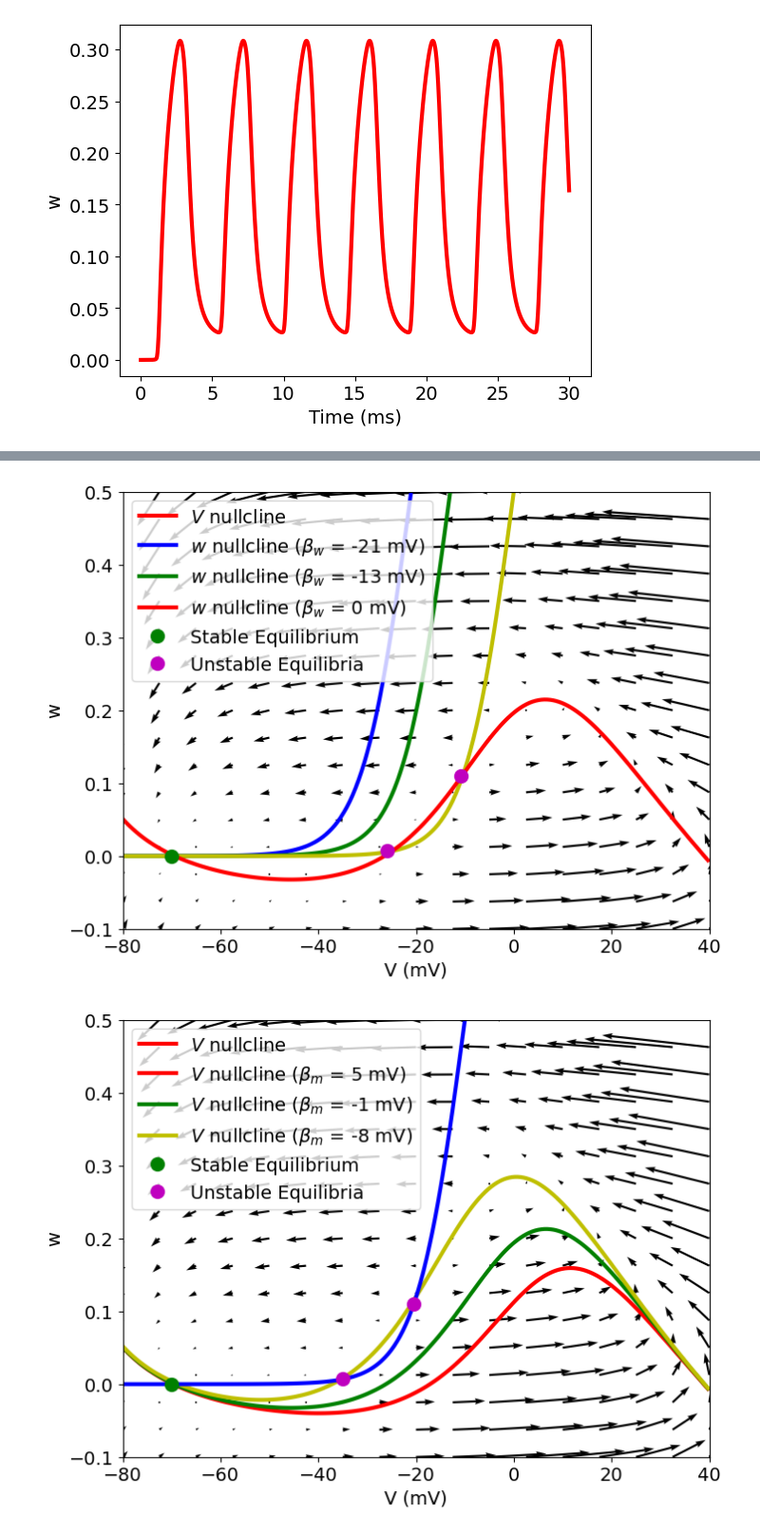
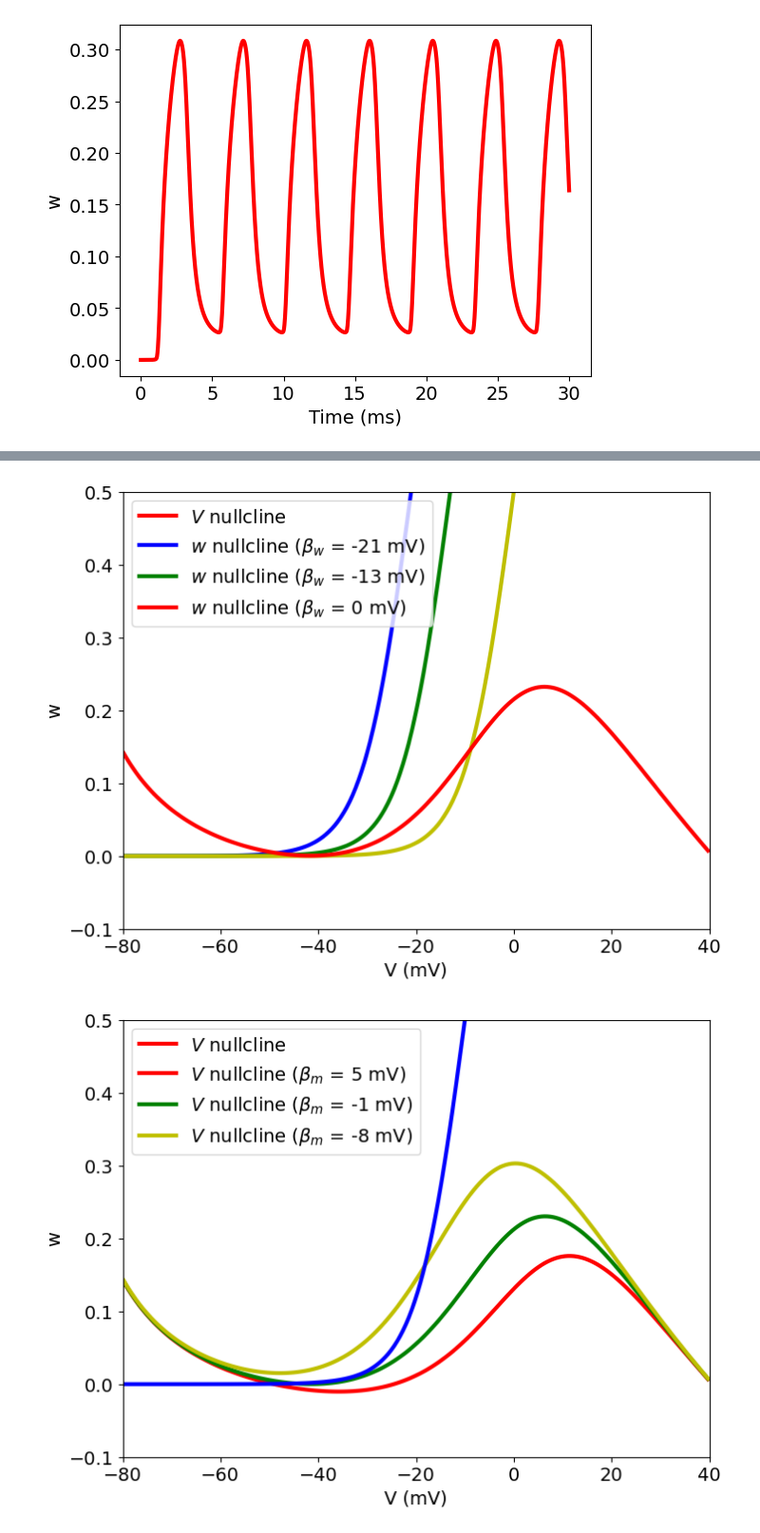
Before and after one commit to sstanbridge09/biologyCoursework, a Jupyter notebook: phasePortraits.ipynb, the cells around one changed output, grey strips where cells are left out. Shown at 95% size. Drawn from its saved outputs; the diff is of its cells as text; code cells hidden in the pictures.

```diff
--- a/phasePortraits.ipynb
+++ b/phasePortraits.ipynb
@@ -408,7 +408,7 @@ par = np.array([
     -21,    # bw (will be updated)
     10,     # cw
     0.15,   # phiw
-    0       # Istim
+    37       # Istim
 ])
 
 # Define the meshgrid for V and w
@@ -468,29 +468,29 @@ ode_rhs = np.array([hodgkinHuxley(0, coord, par) for coord in coords])
 v_dot = ode_rhs[:, 0].reshape(xx.shape)
 v_contour = plt.contour(xx, yy, v_dot, levels=[0], colors='r')
 v_handle = plt.Line2D([0], [0], color='r', label=r'$V$ nullcline')
-stable_eq_handle = plt.Line2D([0], [0], marker='o', color='g', label='Stable Equilibrium', markersize=10, linestyle='')
-unstable_eq_handle = plt.Line2D([0], [0], marker='o', color='m', label='Unstable Equilibria', markersize=10, linestyle='')
+# stable_eq_handle = plt.Line2D([0], [0], marker='o', color='g', label='Stable Equilibrium', markersize=10, linestyle='')
+# unstable_eq_handle = plt.Line2D([0], [0], marker='o', color='m', label='Unstable Equilibria', markersize=10, linestyle='')
 
 # Add quiver plot for vector field
 ode_rhsPlane = np.array([hodgkinHuxley(0, coord, par) for coord in coordsPlane])
 v_dotPlane = ode_rhsPlane[:, 0].reshape(xxPlane.shape)
 w_dotPlane = ode_rhsPlane[:, 1].reshape(xxPlane.shape)
-plt.quiver(xxPlane, yyPlane, v_dotPlane, w_dotPlane, angles='xy', scale_units='xy', scale=30, color='k')
+# plt.quiver(xxPlane, yyPlane, v_dotPlane, w_dotPlane, angles='xy', scale_units='xy', scale=30, color='k')
 
 # Add equilibrium points and labels
-plt.plot(-26, 0.007, 'mo', label='Unstable Equilibrium', markersize=10)
-plt.plot(-10.9, 0.11, 'mo', label='Unstable Equilibrium', markersize=10)
-plt.plot(-70, 0, 'go', label='Stable Equilibrium', markersize=10)
+# plt.plot(-26, 0.007, 'mo', label='Unstable Equilibrium', markersize=10)
+# plt.plot(-10.9, 0.11, 'mo', label='Unstable Equilibrium', markersize=10)
+# plt.plot(-70, 0, 'go', label='Stable Equilibrium', markersize=10)
 
 plt.xlabel('V (mV)')
 plt.ylabel('w')
 
 # Add legend
-plt.legend(handles=[v_handle, w_handles[0], w_handles[1], w_handles[2],stable_eq_handle,unstable_eq_handle], loc="upper left")
+plt.legend(handles=[v_handle, w_handles[0], w_handles[1], w_handles[2]], loc="upper left")
 
 plt.show()
 # %% [output]
-[figure, old version]
+[figure, new version]
 # %%
 import numpy as np
 import matplotlib.pyplot as plt
@@ -509,7 +509,7 @@ par = np.array([
     -10,    # bw (will be updated)
     10,     # cw
     0.15,   # phiw
-    0       # Istim
+    37       # Istim
 ])
 
 # Define the meshgrid for V and w
@@ -557,38 +557,38 @@ for bw in bw_values:
 
     # Compute the nullclines
     ode_rhs = np.array([hodgkinHuxley(0, coord, par) for coord in coords])
     v_dot = ode_rhs[:, 0].reshape(xx.shape)
     w_dot = ode_rhs[:, 1].reshape(xx.shape)
 
     # Plot the w nullcline
     v_contour = plt.contour(xx, yy, v_dot, levels=[0], colors=['r', 'g', 'y'][bw_values.index(bw)], linestyles=['-', '-', '-'][bw_values.index(bw)])
     v_handles.append(plt.Line2D([0], [0], color=['r', 'g', 'y'][bw_values.index(bw)], linestyle=['-', '-', '-'][bw_values.index(bw)], label=rf'$V$ nullcline ($\beta_m$ = {bw} mV)'))
 
 # Plot the V nullcline (only once since it doesn't depend on bw)
 ode_rhs = np.array([hodgkinHuxley(0, coord, par) for coord in coords])
 v_dot = ode_rhs[:, 0].reshape(xx.shape)
 w_contour = plt.contour(xx, yy, w_dot, levels=[0], colors='b')
 w_handle = plt.Line2D([0], [0], color='r', label=r'$w$ nullcline')
-stable_eq_handle = plt.Line2D([0], [0], marker='o', color='g', label='Stable Equilibrium', markersize=10, linestyle='')
-unstable_eq_handle = plt.Line2D([0], [0], marker='o', color='m', label='Unstable Equilibria', markersize=10, linestyle='')
+# stable_eq_handle = plt.Line2D([0], [0], marker='o', color='g', label='Stable Equilibrium', markersize=10, linestyle='')
+# unstable_eq_handle = plt.Line2D([0], [0], marker='o', color='m', label='Unstable Equilibria', markersize=10, linestyle='')
 
 # Add quiver plot for vector field
 ode_rhsPlane = np.array([hodgkinHuxley(0, coord, par) for coord in coordsPlane])
 v_dotPlane = ode_rhsPlane[:, 0].reshape(xxPlane.shape)
 w_dotPlane = ode_rhsPlane[:, 1].reshape(xxPlane.shape)
-plt.quiver(xxPlane, yyPlane, v_dotPlane, w_dotPlane, angles='xy', scale_units='xy', scale=30, color='k')
+# plt.quiver(xxPlane, yyPlane, v_dotPlane, w_dotPlane, angles='xy', scale_units='xy', scale=30, color='k')
 
 # Add equilibrium points and labels
-plt.plot(-35, 0.007, 'mo', label='Unstable Equilibrium', markersize=10)
-plt.plot(-20.5, 0.11, 'mo', label='Unstable Equilibrium', markersize=10)
-plt.plot(-70, 0, 'go', label='Stable Equilibrium', markersize=10)
+# plt.plot(-35, 0.007, 'mo', label='Unstable Equilibrium', markersize=10)
+# plt.plot(-20.5, 0.11, 'mo', label='Unstable Equilibrium', markersize=10)
+# plt.plot(-70, 0, 'go', label='Stable Equilibrium', markersize=10)
 
 plt.xlabel('V (mV)')
 plt.ylabel('w')
 
 # Add legend
-plt.legend(handles=[v_handle, v_handles[0], v_handles[1], v_handles[2],stable_eq_handle,unstable_eq_handle], loc="upper left")
+plt.legend(handles=[v_handle, v_handles[0], v_handles[1], v_handles[2]], loc="upper left")
 
 plt.show()
 # %% [output]
-[figure, old version]
+[figure, new version]
```
Also changed, not shown: parts of 1 cell of this notebook.
